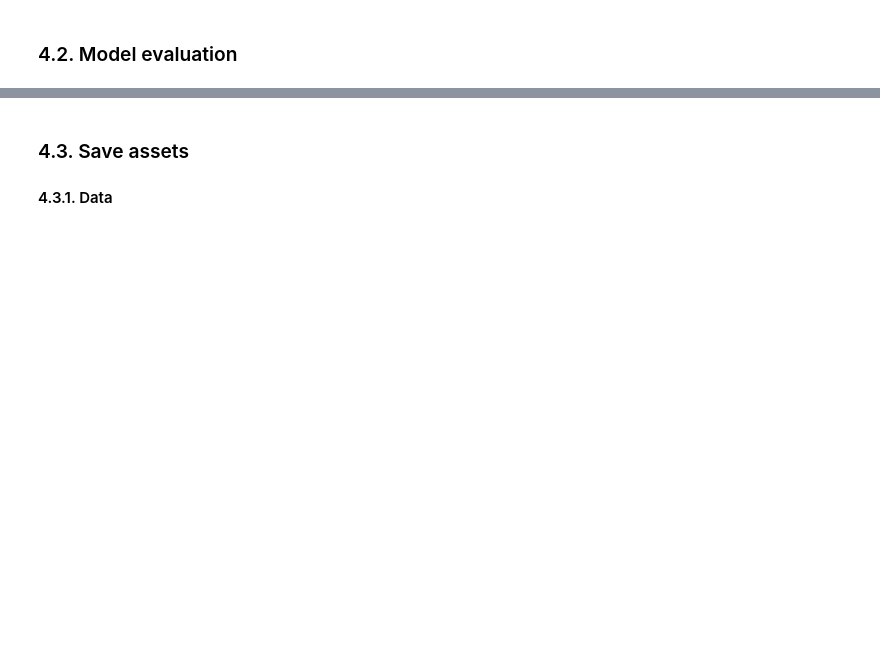
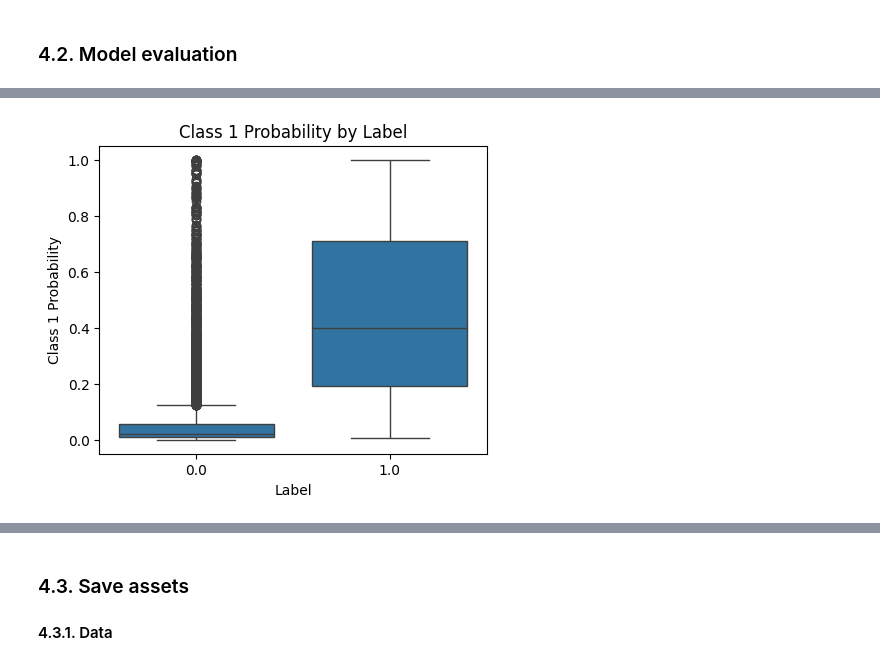
Before and after one commit to 4GeeksAcademy/gperdrizet-logistic-regression-project, a Jupyter notebook: notebooks/solution.ipynb, the cells around one changed output, grey strips where cells are left out. Cells and saved outputs as stored; diff of their text form; code cells hidden in the pictures; blank space fills up the shorter version.

```diff
--- a/notebooks/solution.ipynb
+++ b/notebooks/solution.ipynb
@@ -296,0 +325,17 @@ plt.show()
+# %%
+prediction_probability_df = pd.DataFrame({
+    'Class 0 Probability': class_probabilities[:, 0],
+    'Class 1 Probability': class_probabilities[:, 1],
+    'Label': testing_df['y'].values
+})
+
+plt.figure(figsize=(5, 4))
+
+sns.boxplot(x='Label', y='Class 1 Probability', data=prediction_probability_df)
+plt.title('Class 1 Probability by Label')
+plt.xlabel('Label')
+plt.ylabel('Class 1 Probability')
+plt.savefig('../assets/class_1_probability_by_label.png', dpi=100, bbox_inches='tight')
+plt.show()
+# %% [output]
+[figure, added]
```
Also changed, not shown: parts of 25 cells of this notebook, 4 other files.
